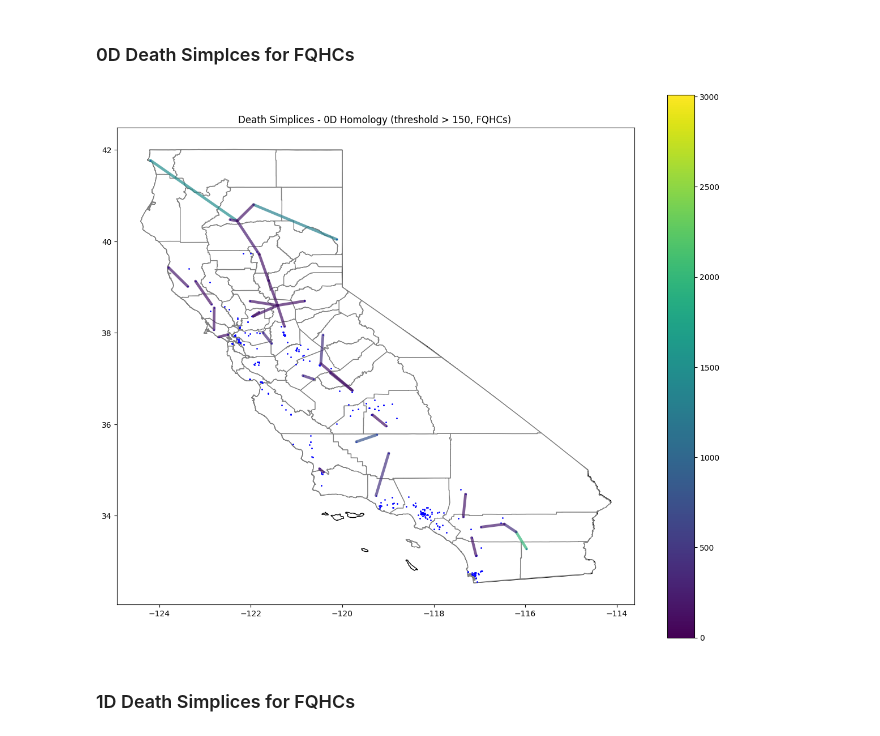
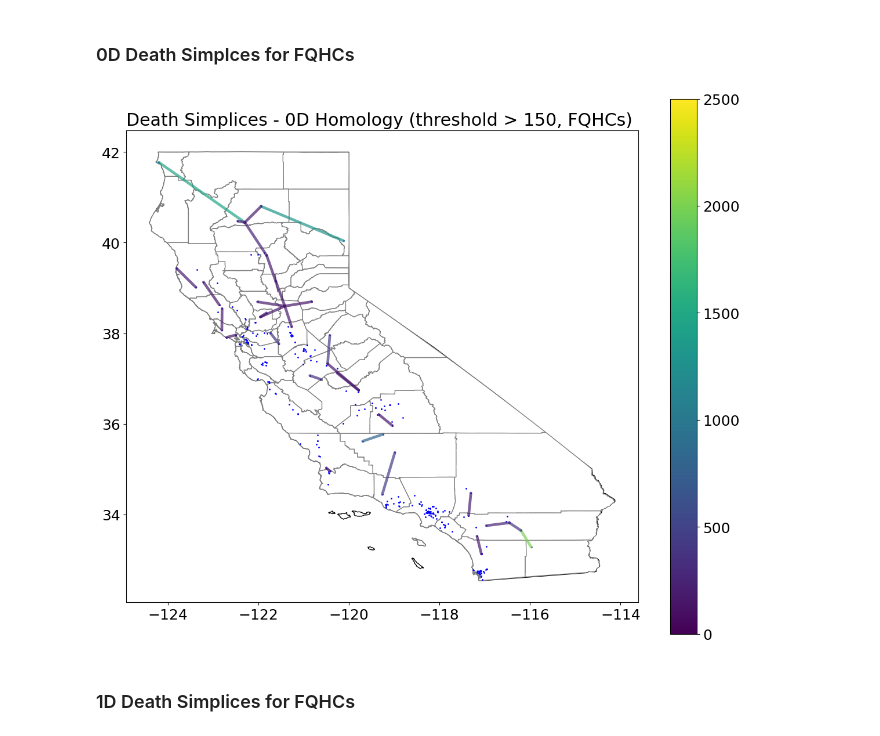
Before and after one commit to deniseg20/MSRIUP_TDA_Healthcare_Accessibility, a Jupyter notebook: persistent_homology/pd_computations/ph_computations_unweighted.ipynb, the cells around one changed output. Cells and saved outputs as stored; diff of their text form; code cells hidden in the pictures.

```diff
--- a/persistent_homology/pd_computations/ph_computations_unweighted.ipynb
+++ b/persistent_homology/pd_computations/ph_computations_unweighted.ipynb
@@ -522,6 +521,7 @@ Mean Distance: 196.6104847439621
 ### 0D Death Simplices for All Locations
 # %%
 # 2. Plot 0D death simplices
+plt.rcParams['font.size'] = 18
 fig, ax = plt.subplots(figsize=(12, 10))
 california.plot(ax=ax, color='white', edgecolor='black')
 #simple_plot_death_simplices_raw(gdf, cpx, all_pairs, hom_dim=0, ax=ax)
@@ -538,6 +538,7 @@ plt.show()
 ### 1D Death Simplices for All Locations
 # %%
 # 3. Plot 1D death simplices
+plt.rcParams['font.size'] = 18
 fig, ax = plt.subplots(figsize=(12, 10))
 california.plot(ax=ax, color='white', edgecolor='black')
 plot_deathsimplices_raw(gdf_all, distance_matrix_all, cpx_all, all_pairs, 1, ax,'lifetime',mean_distance_all)
@@ -605,6 +606,7 @@ gdf_fqhc = gpd.read_file('output_fqhc.geojson')
 distance_matrix_fqhc = np.load('cleaned_d_fqhc.npy')
 
 # Plot
+plt.rcParams['font.size'] = 18
 fig, ax = plt.subplots(figsize=(12, 10))
 california.plot(ax=ax, color='white', edgecolor='black')
 gdf_fqhc.plot(ax=ax, markersize=50, alpha=0.7)
@@ -635,6 +637,7 @@ thresh = 150
 ### FQHC Persistence Diagram
 # %%
 # 1. Plot persistence diagram
+plt.rcParams['font.size'] = 20
 plot_persistence_diagram_fixed(ph_fqhc)
 mean_distance_fqhc = calculate_mean_distance(distance_matrix_fqhc)
 print(f'Mean Distance: {mean_distance_fqhc}')
@@ -658,17 +661,18 @@ Mean Distance: 213.9912374153552
 ### 0D Death Simplces for FQHCs
 # %%
 # 2. Plot 0D death simplices
+plt.rcParams['font.size'] = 18
 fig, ax = plt.subplots(figsize=(12, 10))
 california.plot(ax=ax, color='white', edgecolor='black')
 death_times_0d_fqhc = plot_deathsimplices_raw(gdf_fqhc, distance_matrix_fqhc, cpx_fqhc, fqhc_pairs, 0, ax)
 plt.title(f"Death Simplices - 0D Homology (threshold > {thresh}, FQHCs) ")
 #simple_plot_death_simplices(gdf, cpx, all_pairs, hom_dim=0, ax=ax)
 plt.tight_layout()
 plt.show()
 
 #print(death_times_0d_fqhc)
 # %% [output]
-[figure, old version]
+[figure, new version]
 # %% [markdown]
 ### 1D Death Simplices for FQHCs
 # %%
```
Also changed, not shown: parts of 32 cells of this notebook, 11 other files.
